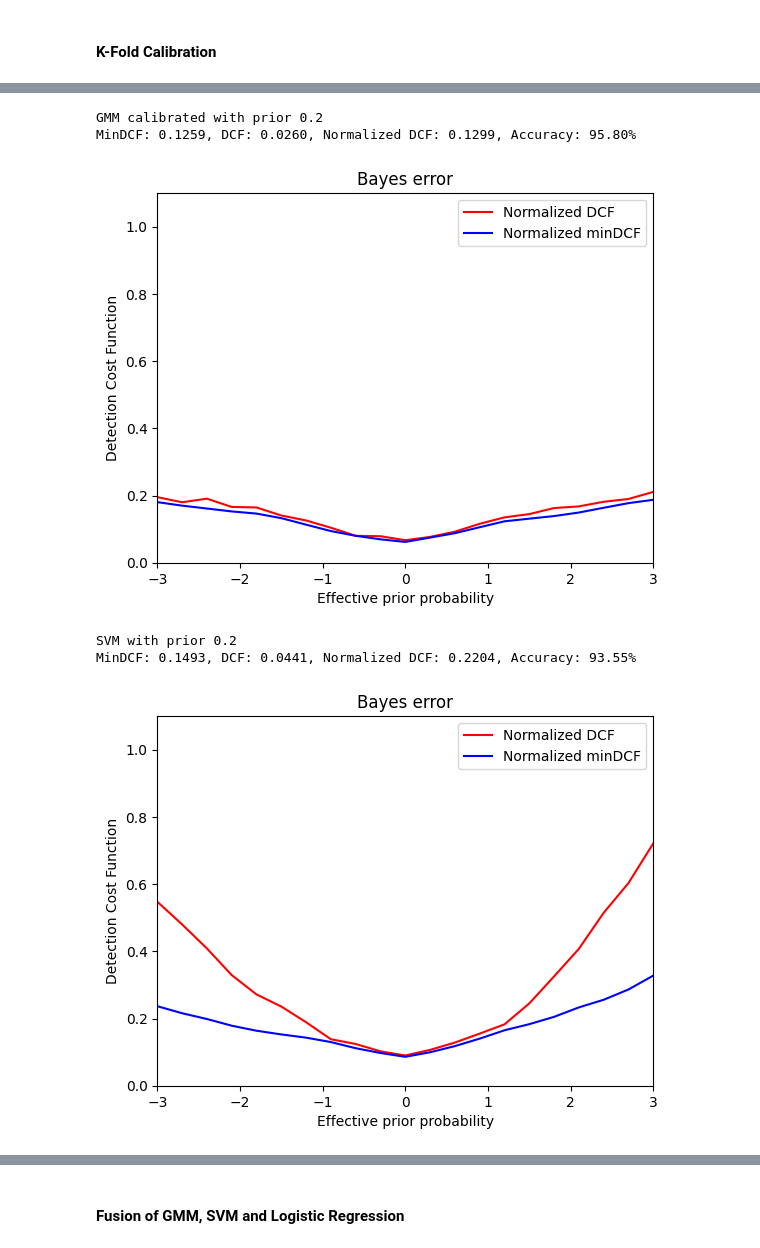
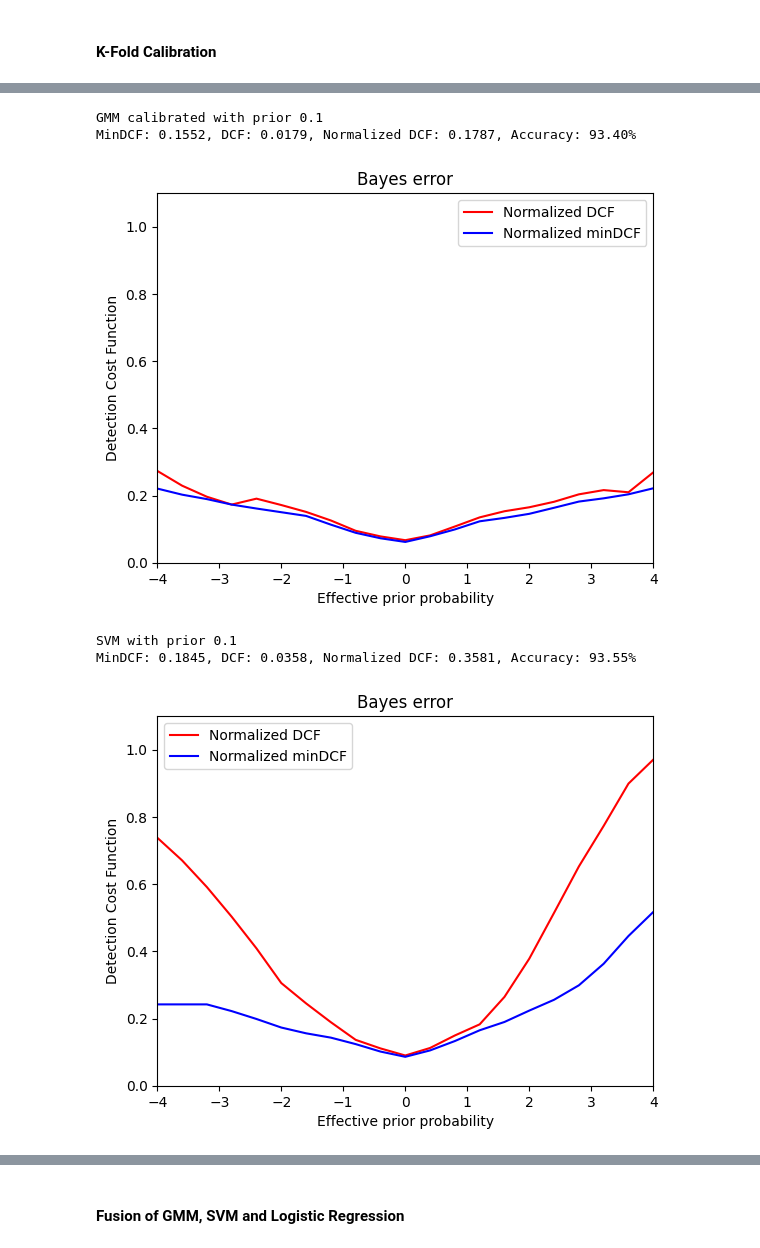
Before and after one commit to ClaudiuTcaciuc/PoliTO_MachineLearningProject, a Jupyter notebook: lab11.ipynb, the cells around one changed output, grey strips where cells are left out. Saved outputs shown, nothing was run; the diff lists cells and outputs as text; code cells hidden in the pictures.

```diff
--- a/lab11.ipynb
+++ b/lab11.ipynb
@@ -28,7 +28,8 @@ def compute_statistics(llr, y_true, prior, unique_labels=None, graph=False):
     y_pred_best = (llr > best_threshold) * 1
     cm = confusion_matrix(y_true, y_pred, unique_labels)
     cm_best = confusion_matrix(y_true, y_pred_best, unique_labels)
-    acc = accuracy(cm_best)
+    acc_best = accuracy(cm_best)
+    acc = accuracy(cm)
     DCF, _, _ = compute_DCF(cm, cost_matrix, prior_class_prob)
     DCF_norm, _, _ = compute_DCF_normalized(cm, cost_matrix, prior_class_prob)
 
@@ -140,15 +141,15 @@ MinDCF: 0.1269, DCF: 0.0272, Normalized DCF: 0.1361, Accuracy: 95.75%
 # %%
-print(f"GMM calibrated with prior {prior_calibration}")
-compute_statistics(gmm_calibrated_scores, gmm_calibrated_labels, prior_calibration, unique_labels=[0, 1], graph=True)
+print(f"GMM calibrated with prior {prior}")
+compute_statistics(gmm_calibrated_scores, gmm_calibrated_labels, prior, unique_labels=[0, 1], graph=True)
 # %% [output]
-GMM calibrated with prior 0.2
-MinDCF: 0.1259, DCF: 0.0260, Normalized DCF: 0.1299, Accuracy: 95.80%
+GMM calibrated with prior 0.1
+MinDCF: 0.1552, DCF: 0.0179, Normalized DCF: 0.1787, Accuracy: 93.40%
-[figure, old version]
+[figure, new version]
 # %%
-print(f"SVM with prior {prior_calibration}")
-compute_statistics(svm_score, y_test, prior_calibration, unique_labels=[0, 1], graph=True)
+print(f"SVM with prior {prior}")
+compute_statistics(svm_score, y_test, prior, unique_labels=[0, 1], graph=True)
 # %% [output]
-SVM with prior 0.2
-MinDCF: 0.1493, DCF: 0.0441, Normalized DCF: 0.2204, Accuracy: 93.55%
+SVM with prior 0.1
+MinDCF: 0.1845, DCF: 0.0358, Normalized DCF: 0.3581, Accuracy: 93.55%
-[figure, old version]
+[figure, new version]
 # %%
```
Also changed, not shown: parts of 13 cells of this notebook, 7 other files.
